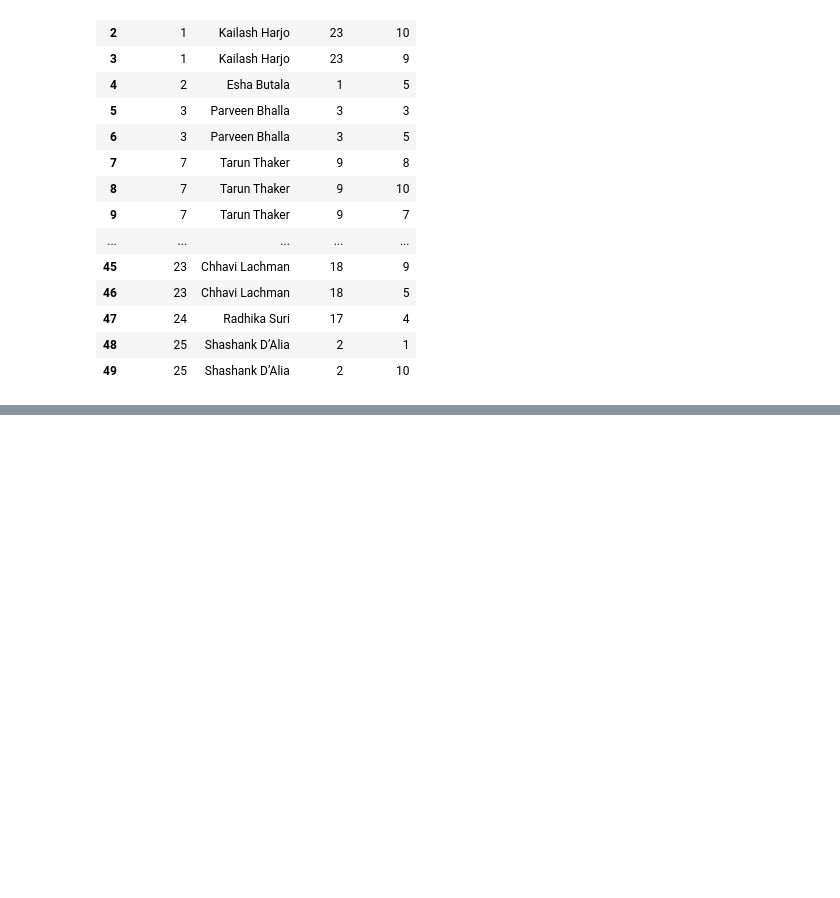
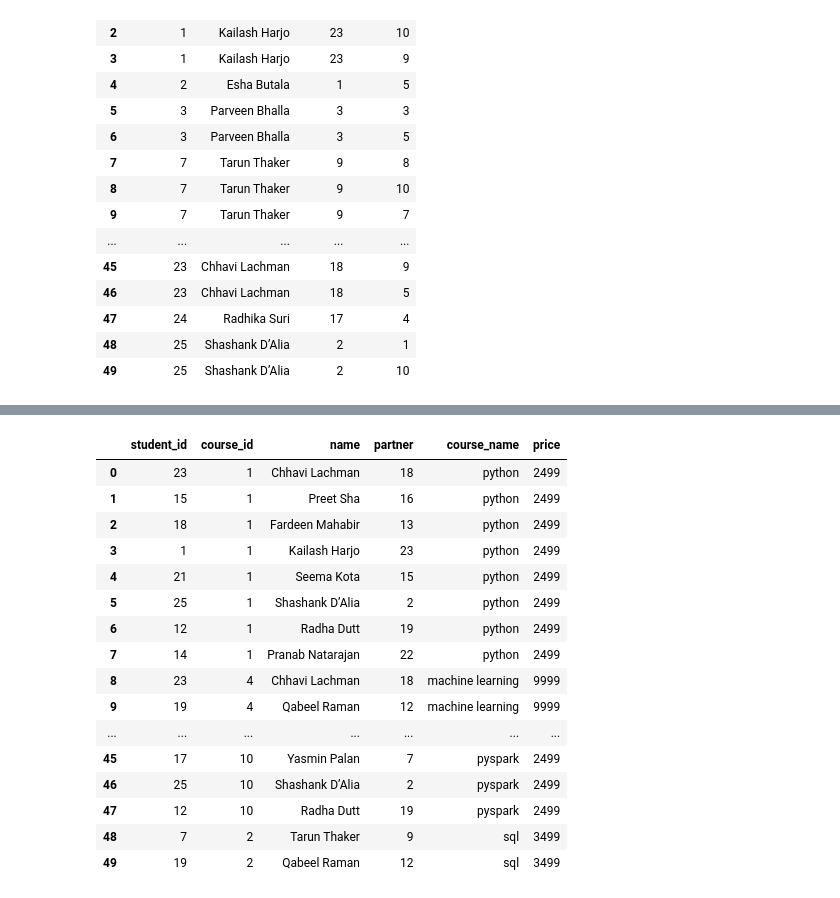
Before and after one commit to Akash11gavhane/Python, a Jupyter notebook: Pandas/session-20_merging.ipynb, the cells around one changed output, grey strips where cells are left out. Cells and saved outputs as stored; diff of their text form; code cells hidden in the pictures; blank space fills up the shorter version.

```diff
--- a/Pandas/session-20_merging.ipynb
+++ b/Pandas/session-20_merging.ipynb
@@ -332,0 +593,26 @@ students.merge(regs , how = 'inner' , on = 'student_id')
+# %%
+# 3. Print the registration table
+# cols -> name -> course -> price
+
+# we have to make a registration table
+# that contains name ,  course , price column
+
+regs.merge(students , how='inner' , on = 'student_id').merge(courses , how = 'inner' , on = 'course_id')
+# %% [output]
+|  | student_id | course_id | name | partner | course_name | price |
+| 0 | 23 | 1 | Chhavi Lachman | 18 | python | 2499 |
+| 1 | 15 | 1 | Preet Sha | 16 | python | 2499 |
+| 2 | 18 | 1 | Fardeen Mahabir | 13 | python | 2499 |
+| 3 | 1 | 1 | Kailash Harjo | 23 | python | 2499 |
+| 4 | 21 | 1 | Seema Kota | 15 | python | 2499 |
+| 5 | 25 | 1 | Shashank D’Alia | 2 | python | 2499 |
+| 6 | 12 | 1 | Radha Dutt | 19 | python | 2499 |
+| 7 | 14 | 1 | Pranab Natarajan | 22 | python | 2499 |
+| 8 | 23 | 4 | Chhavi Lachman | 18 | machine learning | 9999 |
+| 9 | 19 | 4 | Qabeel Raman | 12 | machine learning | 9999 |
+| ... | ... | ... | ... | ... | ... | ... |
+| 45 | 17 | 10 | Yasmin Palan | 7 | pyspark | 2499 |
+| 46 | 25 | 10 | Shashank D’Alia | 2 | pyspark | 2499 |
+| 47 | 12 | 10 | Radha Dutt | 19 | pyspark | 2499 |
+| 48 | 7 | 2 | Tarun Thaker | 9 | sql | 3499 |
+| 49 | 19 | 2 | Qabeel Raman | 12 | sql | 3499 |
```
Also changed, not shown: parts of 22 cells of this notebook.
